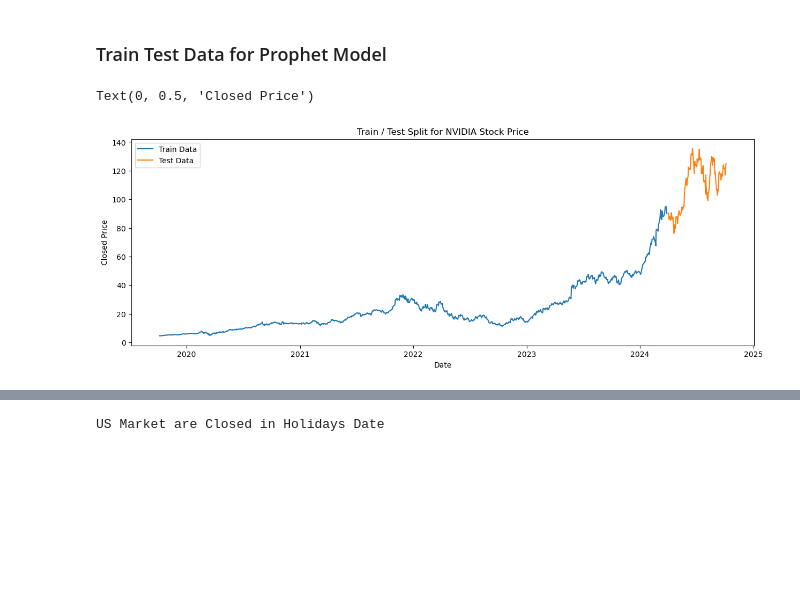
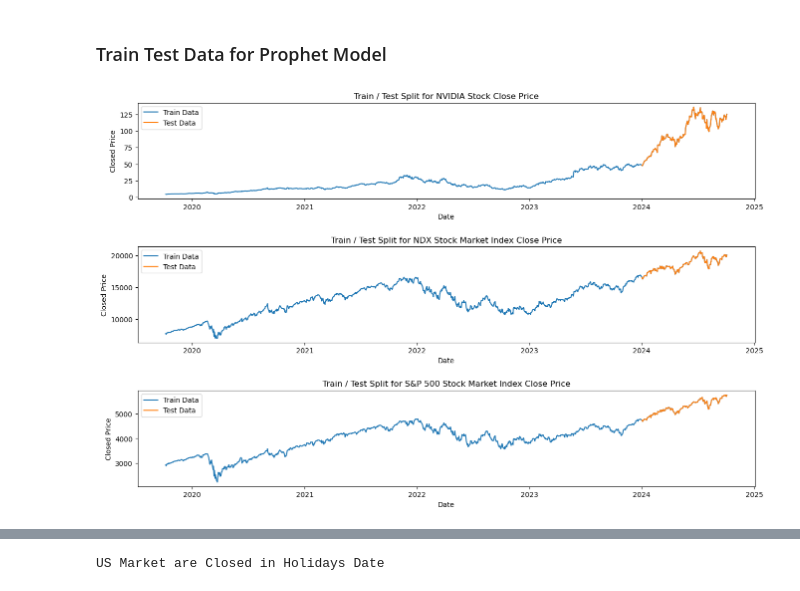
Before and after one commit to fadhilrezam/Time_Series_Forecasting_Stock_Market, a Jupyter notebook: main.ipynb, the cells around one changed output, grey strips where cells are left out. Cells and saved outputs as stored; diff of their text form; code cells hidden in the pictures; blank space fills up the shorter version.

```diff
--- a/main.ipynb
+++ b/main.ipynb
@@ -81,6 +101,14 @@ memory usage: 68.9+ KB
 df.columns = df.columns.str.lower()
 df.columns = df.columns.str.replace(' ', '_')
 df['date'] = pd.to_datetime(df['date'])
+
+df_ndx.columns = df_ndx.columns.str.lower()
+df_ndx.columns = df_ndx.columns.str.replace(' ', '_')
+df_ndx['date'] = pd.to_datetime(df_ndx['date'])
+
+df_gspc.columns = df_gspc.columns.str.lower()
+df_gspc.columns = df_gspc.columns.str.replace(' ', '_')
+df_gspc['date'] = pd.to_datetime(df_gspc['date'])
 # %%
 # fig = px.line(df, x = 'date', y = 'close', title = 'NVIDIA Stock Price (Closed)')
 fig = go.Figure()
@@ -138,23 +166,39 @@ H0 failes to be rejected. The time series is not stationary (has a trend or patt
 # %% [markdown]
 ### Train Test Data for Prophet Model
 # %%
-df_final = df[['date','close']]
-df_final.rename(columns = {'date':'ds', 'close':'y'},inplace = True)
-
-
-df_train = df_final[df_final['ds'] <= '2024-03-31']
-df_test = df_final[df_final['ds'] >= '2024-04-01']
+df = df[['date','close']]
+df_final = pd.merge(df,df_ndx[['date','close']],on = 'date', how = 'left').rename(columns = {'close_x':'y', 'close_y':'y_ndx'})
+df_final = pd.merge(df_final,df_gspc[['date','close']],on = 'date', how = 'left').rename(columns = {'close':'y_gspc','date':'ds'})
+df_train = df_final[df_final['ds'] <= '2024-12-31']
+df_test = df_final[df_final['ds'] >= '2024-01-01']
 # %%
 df_train.to_csv('data/processed/train.csv', index = False)
 df_test.to_csv('data/processed/test.csv', index = False)
-# %%
-plt.figure(figsize=(15,5))
-plt.plot(df_train['ds'],df_train['y'], label = "Train Data")
-plt.plot(df_test['ds'],df_test['y'], label = "Test Data")
-plt.legend()
-plt.title('Train / Test Split for NVIDIA Stock Price')
-plt.xlabel('Date')
-plt.ylabel('Closed Price')
-# %% [output]
-Text(0, 0.5, 'Closed Price')
-[figure, removed]
+# %%
+# plt.figure(figsize=(15,5))
+fig, ax = plt.subplots(3,1,figsize=(16,10))
+fig.subplots_adjust(hspace=.5)
+ax[0].plot(df_train['ds'],df_train['y'], label = "Train Data")
+ax[0].plot(df_test['ds'],df_test['y'], label = "Test Data")
+ax[0].legend()
+ax[0].set_title('Train / Test Split for NVIDIA Stock Close Price')
+ax[0].set_xlabel('Date')
+ax[0].set_ylabel('Closed Price')
+
+ax[1].plot(df_train['ds'],df_train['y_ndx'], label = "Train Data")
+ax[1].plot(df_test['ds'],df_test['y_ndx'], label = "Test Data")
+ax[1].legend()
+ax[1].set_title('Train / Test Split for NDX Stock Market Index Close Price')
+ax[1].set_xlabel('Date')
+ax[1].set_ylabel('Closed Price')
+
+ax[2].plot(df_train['ds'],df_train['y_gspc'], label = "Train Data")
+ax[2].plot(df_test['ds'],df_test['y_gspc'], label = "Test Data")
+ax[2].legend()
+ax[2].set_title('Train / Test Split for S&P 500 Stock Market Index Close Price')
+ax[2].set_xlabel('Date')
+ax[2].set_ylabel('Closed Price')
+
+fig.show()
+# %% [output]
+[figure, added]
```
Also changed, not shown: parts of 23 cells of this notebook, 5 other files.
